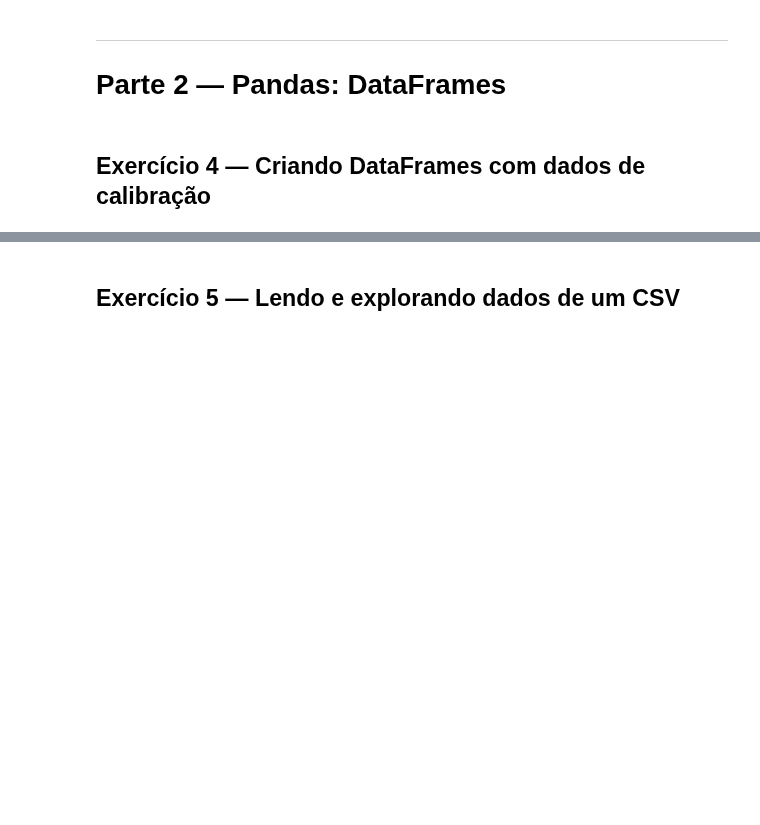
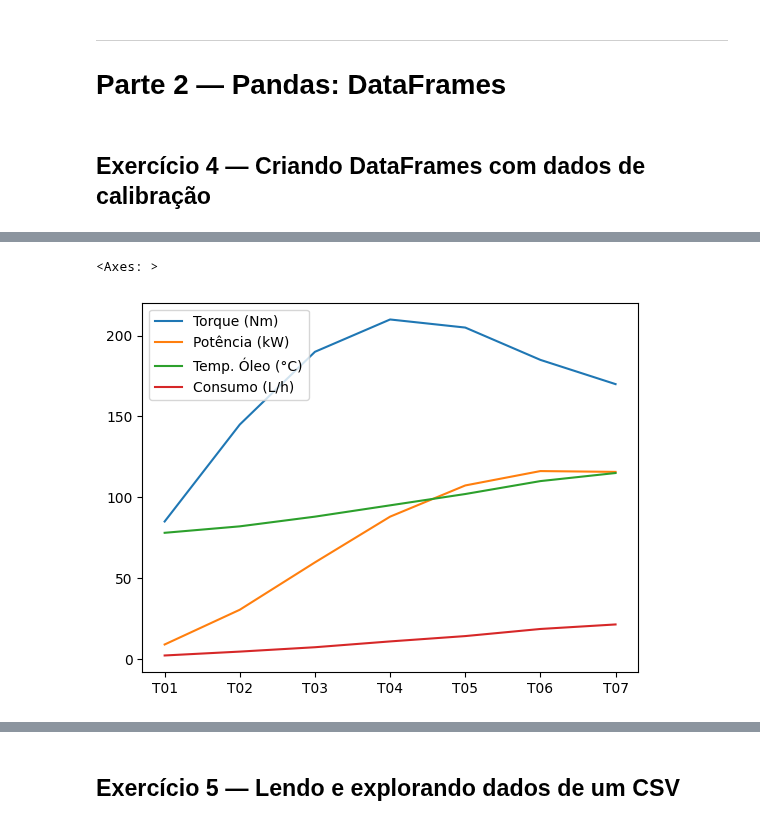
Before and after one commit to filipecalegario/intro-programacao-python, a Jupyter notebook: 11_Dados_Visualizacao/Exercicios_Pandas_Visualizacao_preenchido.ipynb, the cells around one changed output, grey strips where cells are left out. Cells and saved outputs as stored; diff of their text form; code cells hidden in the pictures; blank space fills up the shorter version.

```diff
--- a/11_Dados_Visualizacao/Exercicios_Pandas_Visualizacao_preenchido.ipynb
+++ b/11_Dados_Visualizacao/Exercicios_Pandas_Visualizacao_preenchido.ipynb
@@ -117,0 +217,6 @@ print(df_motor[['RPM', 'Potência (kW)']])
+# %%
+df_selecionado = df_motor.drop(columns=['RPM'])
+df_selecionado.plot()
+# %% [output]
+<Axes: >
+[figure, added]
```
Also changed, not shown: parts of 47 cells of this notebook.
